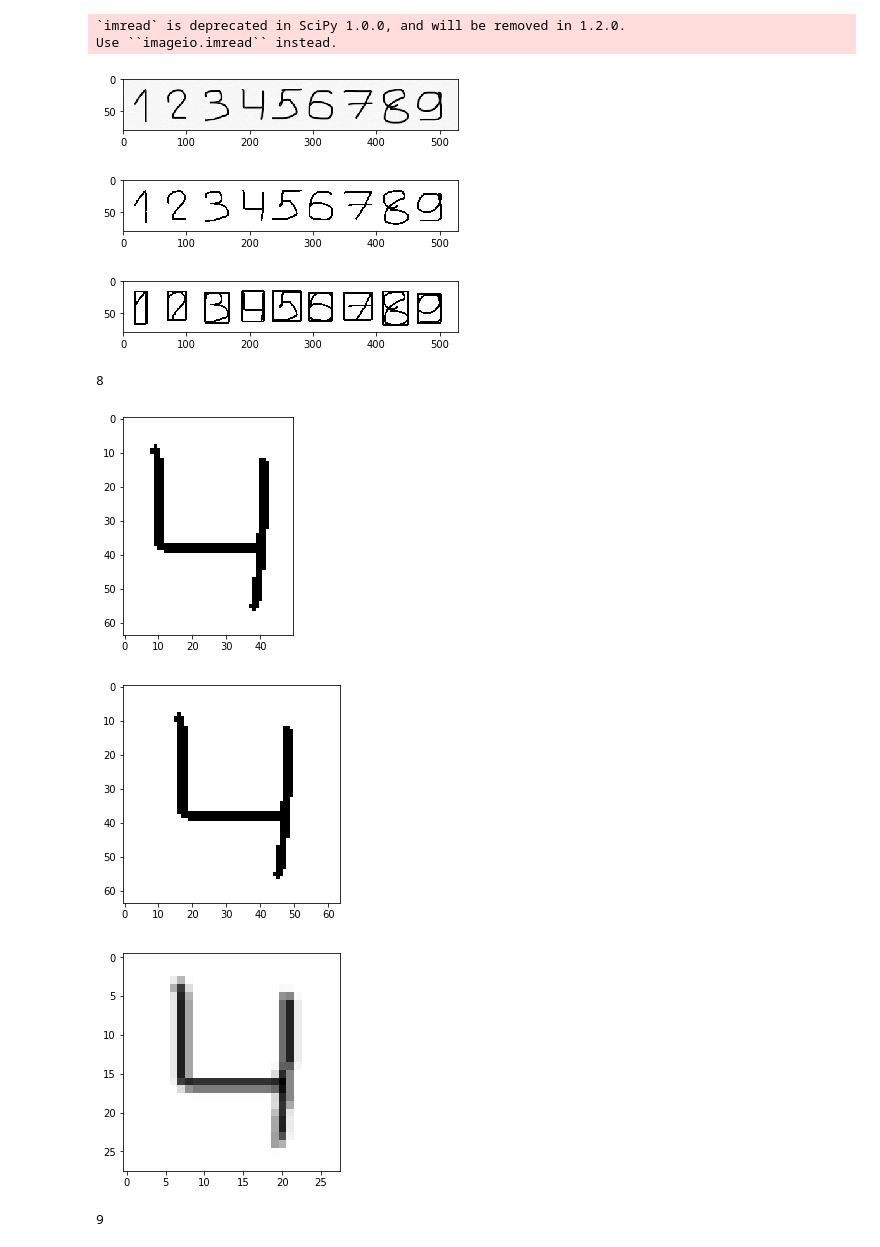
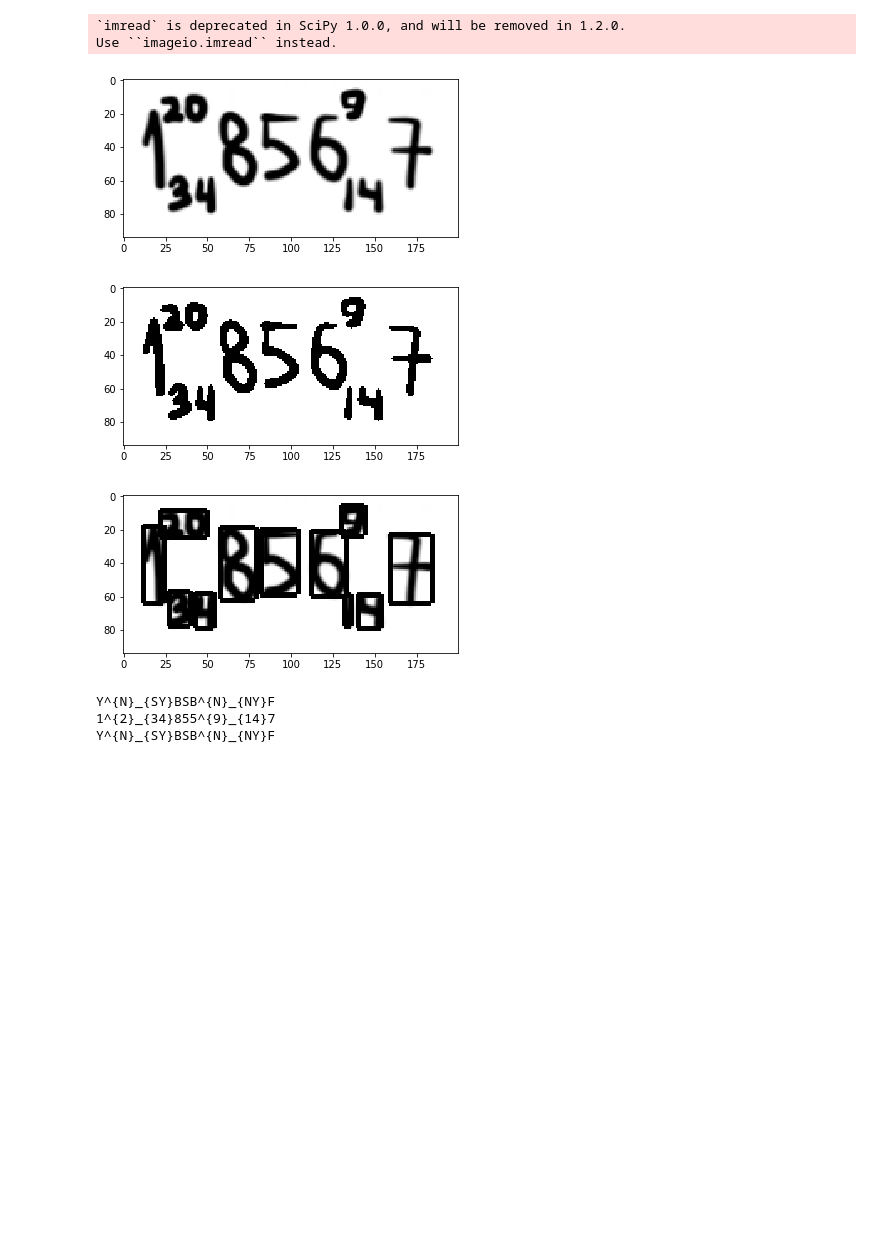
Before and after one commit to yakovdom/HWs, a Jupyter notebook: Recognizer_Lab.ipynb, the cells around one changed output. Drawn from its saved outputs; the diff is of its cells as text; code cells hidden in the pictures; blank space fills up the shorter version.

Commit message:
Add files via upload
New model added

```diff
--- a/Recognizer_Lab.ipynb
+++ b/Recognizer_Lab.ipynb
@@ -400,25 +472,40 @@ Epoch 20/20
 # %%
 from keras.models import load_model
 import h5py
-model3 = keras.models.load_model('Symbols_Fraiming/model.h5')
-img = download_image('Symbols_Fraiming/eleven.jpg')
+model3 = keras.models.load_model('Symbols_Fraiming/convolutionalModel.h5')
+#modelY = keras.models.load_model('Symbols_Fraiming/convolutionalModel2.h5')
+#modelX = keras.models.load_model('Symbols_Fraiming/LettersModel.h5')
+modelS = keras.models.load_model('Symbols_Fraiming/LettersModel3.h5')
+modelE = keras.models.load_model('Symbols_Fraiming/MixedModel.h5')
+img = download_image('Symbols_Fraiming/test.jpg')
 show_image(img)
-prepare_image(img)
-show_image(img)
-num, component = divide_graph(img)
+prprd_img = prepare_image(img)
+#show_image(img)
+show_image(prprd_img)
+num, component = divide_graph(prprd_img)
 min_bounds, max_bounds = find_bounds(component)
 num = filter_graph(num, component, min_bounds, max_bounds)
 #print_all(component, num)
 mark_up_findings(img, num, component, min_bounds, max_bounds)
-symbols = crop_findings(img, num, component, min_bounds, max_bounds)
+symbols = crop_findings(prprd_img, num, component, min_bounds, max_bounds)
+#answer = tex_answer(symbols, model3)
+#print(answer)
+#answer = tex_answer(symbols, modelY)
+#print(answer)
+#answer = tex_answer(symbols, modelX)
+#print(answer)
+answer = tex_answer(symbols, modelS)
+print(answer)
+answer = tex_answer(symbols, model3)
+print(answer)
+answer = tex_answer(symbols, model3, modelS)
+print(answer)
 # %% [output]
 `imread` is deprecated in SciPy 1.0.0, and will be removed in 1.2.0.
 Use ``imageio.imread`` instead.
-[figure, old version]
+[figure, new version]
-[figure, old version]
+[figure, new version]
-[figure, old version]
+[figure, new version]
-8
+Y^{N}_{SY}BSB^{N}_{NY}F
+1^{2}_{34}855^{9}_{14}7
+Y^{N}_{SY}BSB^{N}_{NY}F
-[figure, removed]
-[figure, removed]
-[figure, removed]
-9
```
Also changed, not shown: parts of 11 cells of this notebook, 14 other files.
